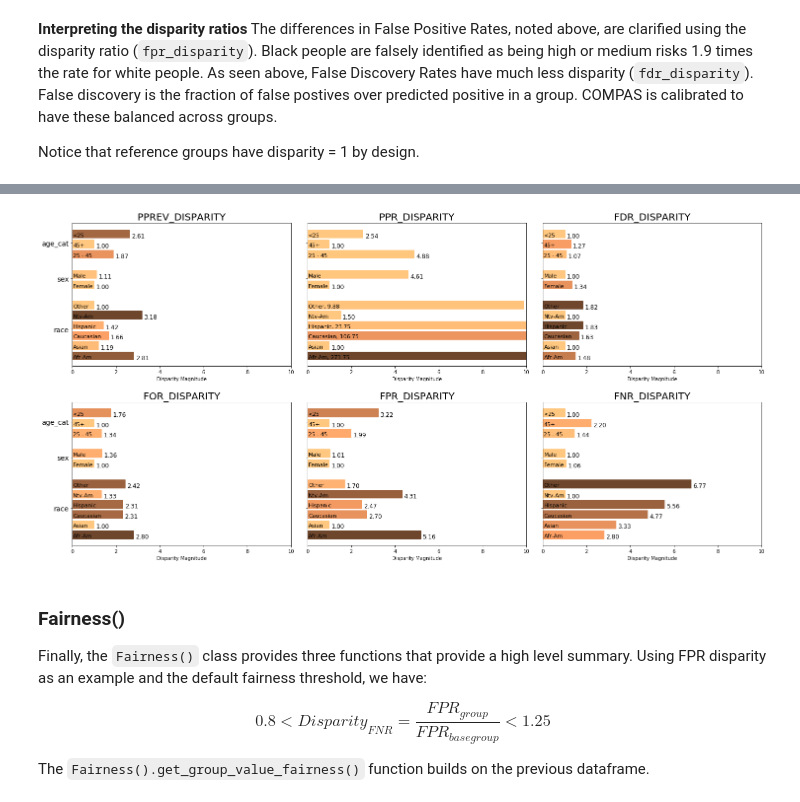
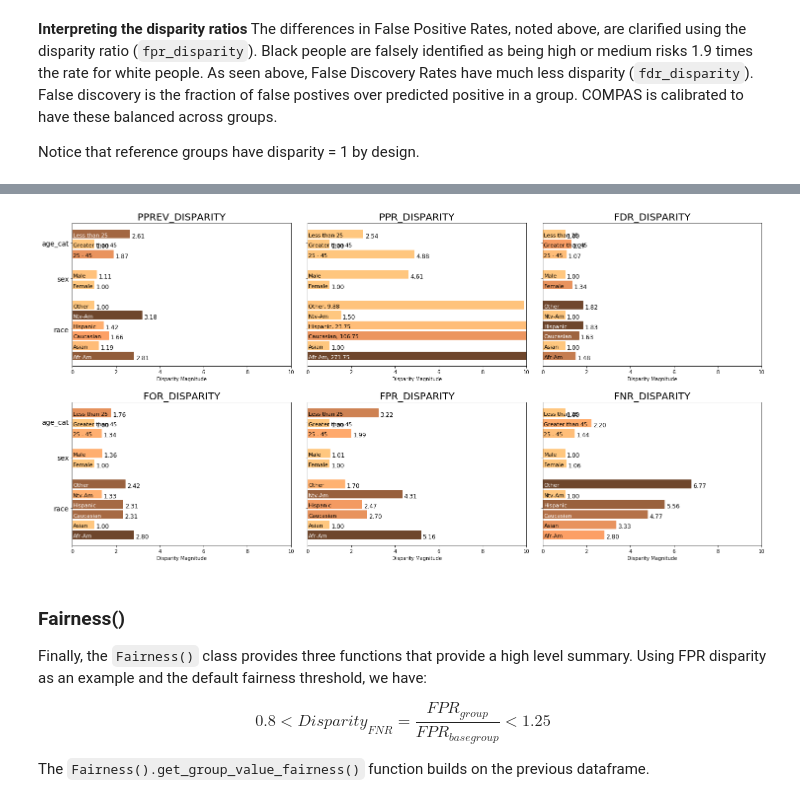
Before and after one commit to dssg/aequitas, a Jupyter notebook: docs/source/examples/compas_demo.ipynb, the cells around one changed output, grey strips where cells are left out. Drawn from its saved outputs; the diff is of its cells as text; code cells hidden in the pictures.

Commit message:
dynamic colors

```diff
--- a/docs/source/examples/compas_demo.ipynb
+++ b/docs/source/examples/compas_demo.ipynb
@@ -343,7 +362,6 @@ def plot_single_disparity(disparities_table, group_metric, disparities = False,
 
     norm = colors.Normalize(vmin=disparities_table[group_metric].min(), vmax=disparities_table[group_metric].max())
     mapping = cm.ScalarMappable(norm=norm, cmap=lighter_coppers)
-    # check for mpl colormap with greys or blues or purples, also see if there is a way to do center at 1
 
     if not ax_lim:
         ax_lim = nearest_quartile(disparities_table[group_metric].max()) + 0.1
@@ -367,33 +385,38 @@ def plot_single_disparity(disparities_table, group_metric, disparities = False,
                               label= list(attribute_data['attribute_value'].values),
                               align='edge', edgecolor='grey')
 
+        color_brightness = []
+        label_colors = []
+        min_brightness = 0.55
         for (i, bar), val in zip(enumerate(h_attribute), values):
             my_col = mapping.to_rgba(val)
             bar.set_color(my_col)
+            label_colors.append(brightness_threshold(my_col[:3], min_brightness, light_color=(1,1,1,1)))
 
         if label_dict:
             labels = [label if label not in label_dict.keys() else label_dict[label] for label in attribute_data['attribute_value'].values]
         else:
             labels = attribute_data['attribute_value'].values
 
-        for y, label, value in zip(attribute_indices, labels, values):
+        for y, label, value, text_color in zip(attribute_indices, labels, values, label_colors):
                 next_position = label_position_values.pop(0)
 
-                min_bar_length = 0.35
-                label_placeholder = 0.3
-                if min_bar_length + label_placeholder < next_position < (ax_lim - label_placeholder):
+                min_bar_length = 0.3
+                label_placeholder = 0.35
+                if min_bar_length + 0.1 < next_position < (ax_lim - label_placeholder):
+                    # bar long enough for label, enough space after bar for value
                     ax.text(next_position + 0.1, y + float(height_of_bar) / 2,
                         f"{value:.2f}", fontsize=12, verticalalignment='top')
                     ax.text(0.05, y + float(height_of_bar) / 2,
-                        label, fontsize=11, verticalalignment='top')
+                        label, fontsize=11, verticalalignment='top', color=text_color)
                 elif next_position > (ax_lim - label_placeholder):
-                     # case when bar too long for labels after bar
+                     # case when bar too long for labels after bar, print all text in bar
                     ax.text(0.05, y + float(height_of_bar) / 2,
-                        f"{label}, {value:.2f}", fontsize=11, verticalalignment='top')
+                        f"{label}, {value:.2f}", fontsize=11, verticalalignment='top', color=text_color)
                 else:
-                    # case when bar too small for labels inside bar
+                    # case when bar too small for labels inside bar, print all text after bar
                     ax.text(next_position + 0.1, y + float(height_of_bar) / 2,
-                        f"{label}, {value:.2f}", fontsize=11, verticalalignment='top')
+                        f"{label}, {value:.2f}", fontsize=12, verticalalignment='top')
 
 
         tick_indices.append((attribute_name, attribute_tick_location))
@@ -466,7 +489,6 @@ def plot_bias_disparities(disparities_table, disparities = False, plot_group_met
         if (ax_col >= ncols) & ((ax_col + 1) % ncols) == 1:
             ax_row += 1
             ax_col = 0
-#         ax_lim = min(10, nearest_quartile(max(disparities_table[plot_group_metrics].max())) + 0.1)
 
         # define subplot location in axs array for one row vs. multiple rows
         if rows == 1:
@@ -479,7 +501,6 @@ def plot_bias_disparities(disparities_table, disparities = False, plot_group_met
                 ax_lim = ax_lim, title=title, label_dict=label_dict)
         ax_col += 1
 
-    plt.tight_layout(h_pad=2)
     if show_figure:
         plt.show()
     return fig
@@ -501,8 +522,8 @@ plt.show()
 # %%
-min_met = plot_bias_disparities(min_metric_bdf, disparities=True, ncols=3, label_dict={'Greater than 45': '45+', 'Less than 25': '<25', 'Native American':'Ntv-Am', 'African-American':'Afr-Am'})
+min_met = plot_bias_disparities(min_metric_bdf, disparities=True, ncols=3, label_dict={'Native American':'Ntv-Am', 'African-American':'Afr-Am'})
 plt.show()
 # %% [output]
-[figure, old version]
+[figure, new version]
 # %%
 # Other ideas:
 # for logarithmic scale, at could cap denominator on 0^10, play around with absolute scale and also logarithmic scale
```
Also changed, not shown: parts of 5 cells of this notebook.
